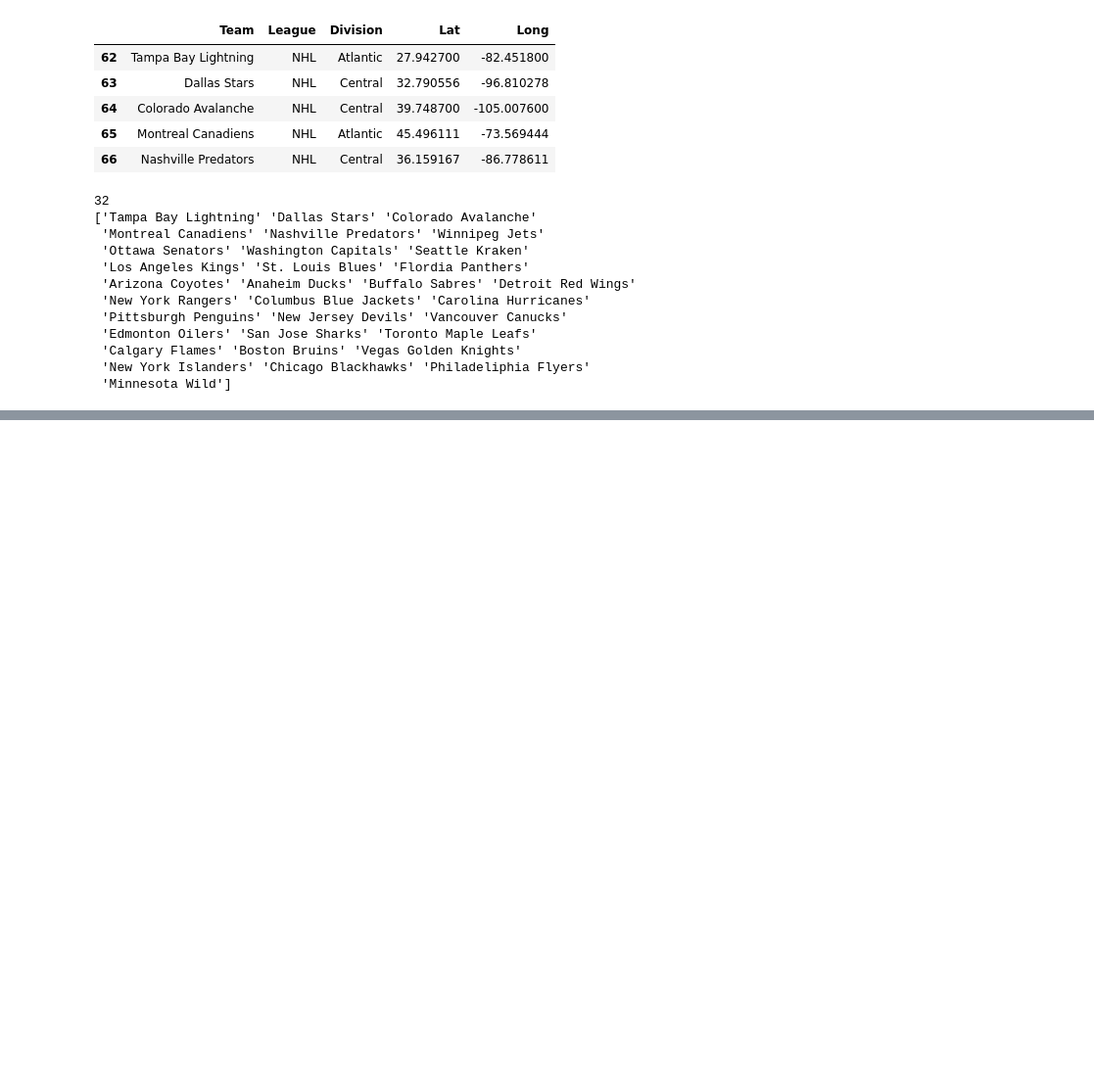
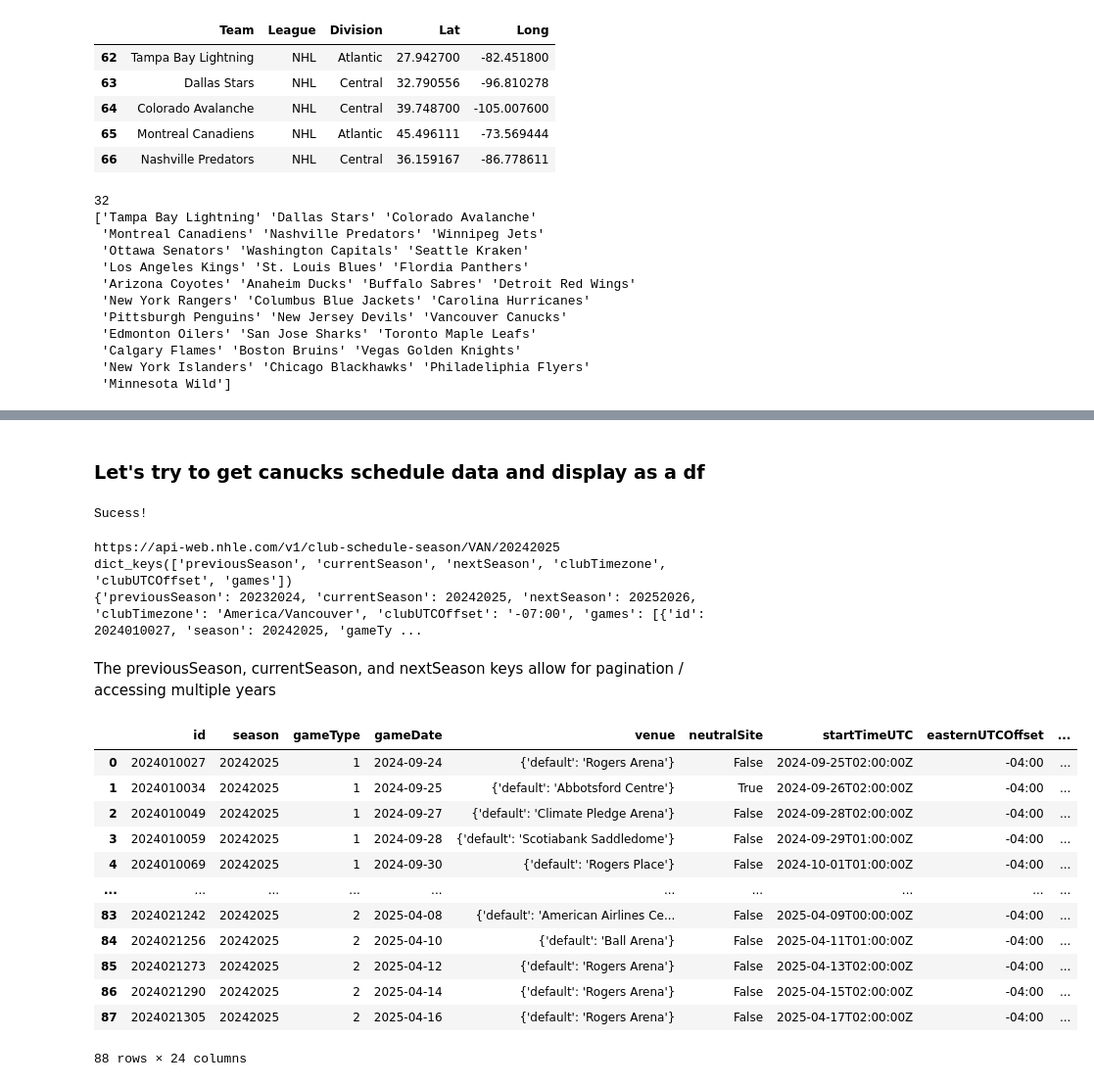
Before and after one commit to dereklwh/nhl-travel-analysis, a Jupyter notebook: explore_data.ipynb, the cells around one changed output, grey strips where cells are left out. Shown at 98% size. Saved outputs shown, nothing was run; the diff lists cells and outputs as text; code cells hidden in the pictures; blank space fills up the shorter version.

Commit message:
function for retrieving team schedule data

```diff
--- a/explore_data.ipynb
+++ b/explore_data.ipynb
@@ -37,0 +50,69 @@ print(nhl_teams)
+# %% [markdown]
+### Let's try to get canucks schedule data and display as a df
+# %%
+import numpy as np
+import pandas as pd
+import requests
+base_url = 'https://api-web.nhle.com/v1/'
+
+# use requests to get nhl api data
+def get_nhl_data(url):
+    response = requests.get(url)
+    if response.status_code == 200:
+        data = response.json()
+        # print(data)
+        return 'Sucess!'
+    else:
+        raise Exception(f"Failed to fetch data: {response.status_code}")
+
+def main():
+    base_url = 'https://api-web.nhle.com/v1/'
+    end_point = 'roster/VAN/current'
+    test_url = base_url + end_point
+
+    print(get_nhl_data(test_url))
+
+if __name__ == '__main__':
+    main()
+# %% [output]
+Sucess!
+# %%
+def get_club_schedule(club, season):
+    #/v1/club-schedule-season/{team}/{season}
+    url = base_url + 'club-schedule-season/' + club + '/' + season
+    print(url)
+    response = requests.get(url)
+    if response.status_code == 200:
+        data = response.json()
+        return data
+    else:
+        raise Exception(f"Failed to fetch data: {response.status_code}")
+
+# Example usage
+canucks_schedule = get_club_schedule('VAN', '20242025')
+print(canucks_schedule.keys())
+print(canucks_schedule)
+# %% [output]
+https://api-web.nhle.com/v1/club-schedule-season/VAN/20242025
+dict_keys(['previousSeason', 'currentSeason', 'nextSeason', 'clubTimezone', 'clubUTCOffset', 'games'])
+{'previousSeason': 20232024, 'currentSeason': 20242025, 'nextSeason': 20252026, 'clubTimezone': 'America/Vancouver', 'clubUTCOffset': '-07:00', 'games': [{'id': 2024010027, 'season': 20242025, 'gameTy ...
+# %% [markdown]
+The previousSeason, currentSeason, and nextSeason keys allow for pagination / accessing multiple years
+# %%
+display(pd.DataFrame(canucks_schedule['games']))
+# Filter for game type = 2 (regular season)
+# TODO: get the winning team / losing team for each game
+# %% [output]
+|  | id | season | gameType | gameDate | venue | neutralSite | startTimeUTC | easternUTCOffset | ... |
+| 0 | 2024010027 | 20242025 | 1 | 2024-09-24 | {'default': 'Rogers Arena'} | False | 2024-09-25T02:00:00Z | -04:00 | ... |
+| 1 | 2024010034 | 20242025 | 1 | 2024-09-25 | {'default': 'Abbotsford Centre'} | True | 2024-09-26T02:00:00Z | -04:00 | ... |
+| 2 | 2024010049 | 20242025 | 1 | 2024-09-27 | {'default': 'Climate Pledge Arena'} | False | 2024-09-28T02:00:00Z | -04:00 | ... |
+| 3 | 2024010059 | 20242025 | 1 | 2024-09-28 | {'default': 'Scotiabank Saddledome'} | False | 2024-09-29T01:00:00Z | -04:00 | ... |
+| 4 | 2024010069 | 20242025 | 1 | 2024-09-30 | {'default': 'Rogers Place'} | False | 2024-10-01T01:00:00Z | -04:00 | ... |
+| ... | ... | ... | ... | ... | ... | ... | ... | ... | ... |
+| 83 | 2024021242 | 20242025 | 2 | 2025-04-08 | {'default': 'American Airlines Ce... | False | 2025-04-09T00:00:00Z | -04:00 | ... |
+| 84 | 2024021256 | 20242025 | 2 | 2025-04-10 | {'default': 'Ball Arena'} | False | 2025-04-11T01:00:00Z | -04:00 | ... |
+| 85 | 2024021273 | 20242025 | 2 | 2025-04-12 | {'default': 'Rogers Arena'} | False | 2025-04-13T02:00:00Z | -04:00 | ... |
+| 86 | 2024021290 | 20242025 | 2 | 2025-04-14 | {'default': 'Rogers Arena'} | False | 2025-04-15T02:00:00Z | -04:00 | ... |
+| 87 | 2024021305 | 20242025 | 2 | 2025-04-16 | {'default': 'Rogers Arena'} | False | 2025-04-17T02:00:00Z | -04:00 | ... |
+88 rows × 24 columns
```
Also changed, not shown: parts of 2 cells of this notebook, 1 other file.
